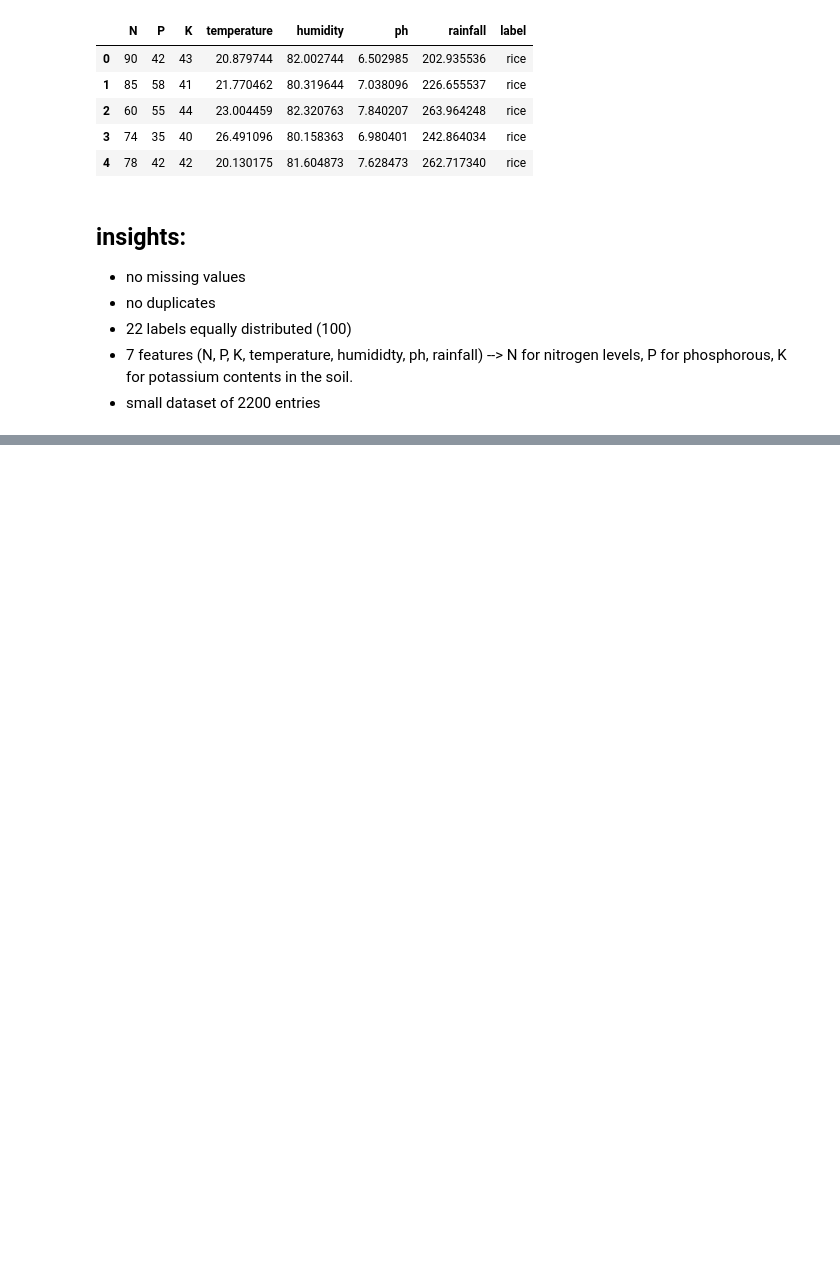
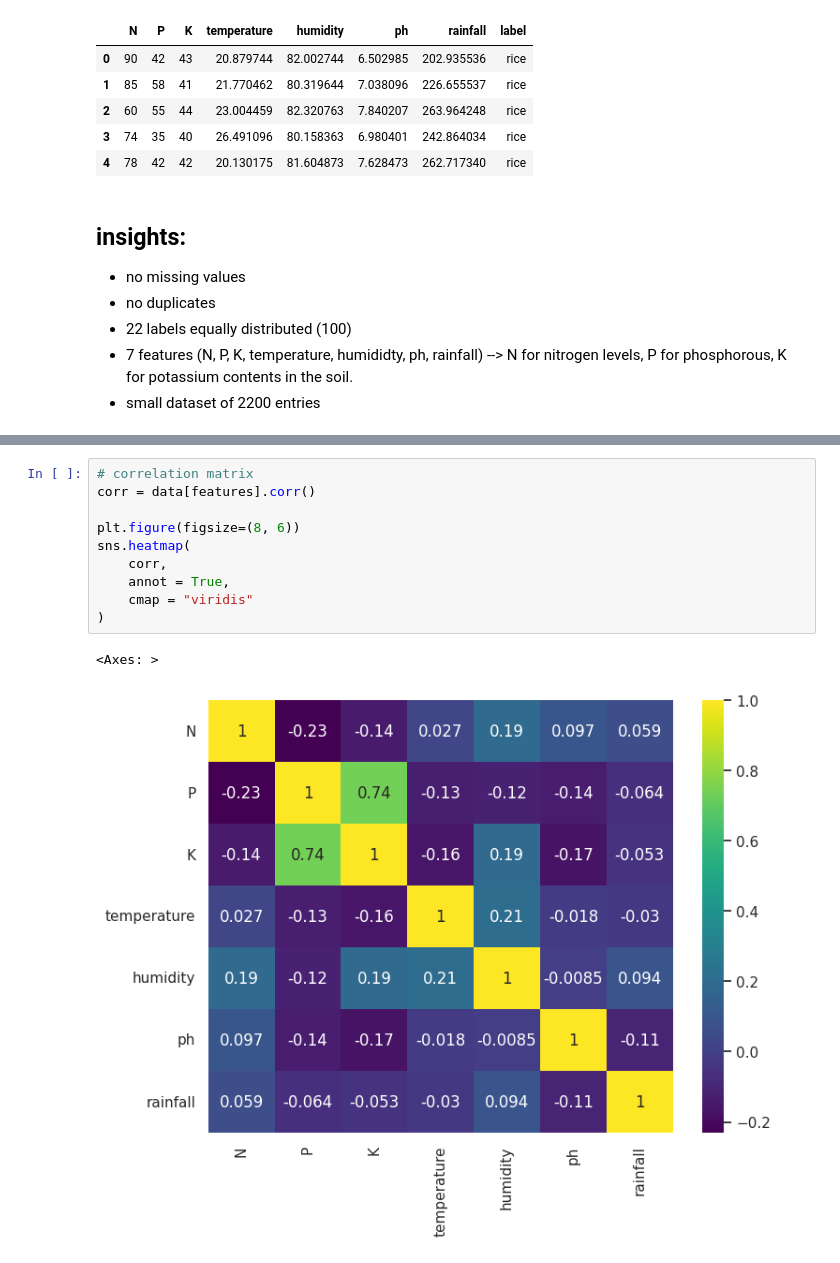
Before and after one commit to kamijoseph/Crops-Recomendation-System, a Jupyter notebook: notebook/crops_recomendation.ipynb, the cells around one changed output, grey strips where cells are left out. Cells and saved outputs as stored; diff of their text form; blank space fills up the shorter version.

```diff
--- a/notebook/crops_recomendation.ipynb
+++ b/notebook/crops_recomendation.ipynb
@@ -153,0 +209,13 @@ data.head()
+# %%
+# correlation matrix
+corr = data[features].corr()
+
+plt.figure(figsize=(8, 6))
+sns.heatmap(
+    corr,
+    annot = True,
+    cmap = "viridis"
+)
+# %% [output]
+<Axes: >
+[figure, added]
```
Also changed, not shown: parts of 7 cells of this notebook.
